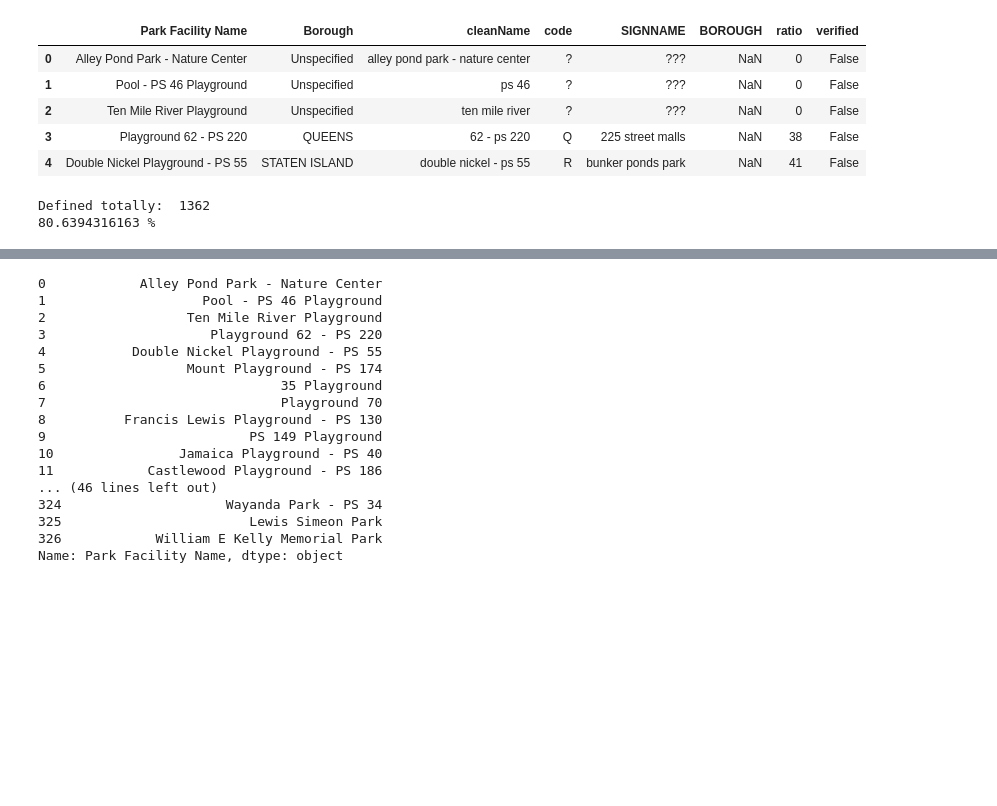
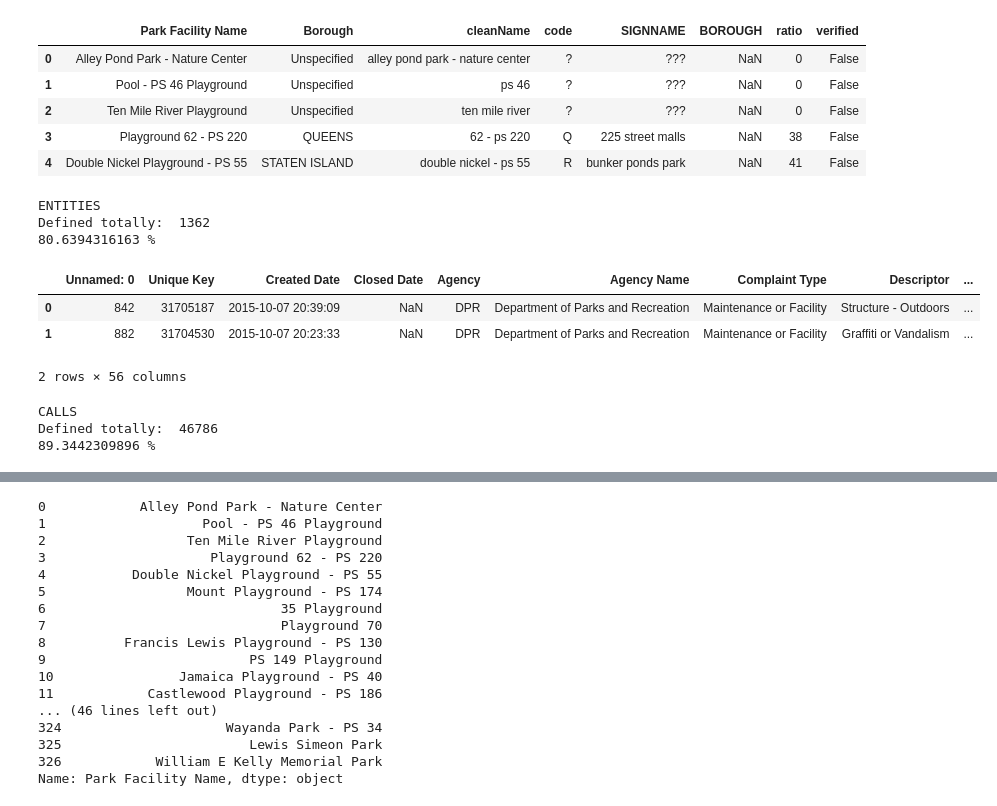
Before and after one commit to gdobler/parqa, a Jupyter notebook: 311/ONTOLOGY/Ontology_matching_parkNames.ipynb, the cells around one changed output, grey strips where cells are left out. Saved outputs shown, nothing was run; the diff lists cells and outputs as text; code cells hidden in the pictures; blank space fills up the shorter version.

```diff
--- a/311/ONTOLOGY/Ontology_matching_parkNames.ipynb
+++ b/311/ONTOLOGY/Ontology_matching_parkNames.ipynb
@@ -243,8 +251,11 @@ verified.head()
 | 4 | Double Nickel Playground - PS 55 | STATEN ISLAND | double nickel - ps 55 | R | bunker ponds park | NaN | 41 | False |
 # %%
 defined = verified[verified.verified==True]
+
+print "ENTITIES"
 print 'Defined totally: ',len(defined)
 print 100.0*len(defined)/len(verified), '%'
 # %% [output]
+ENTITIES
 Defined totally:  1362
 80.6394316163 %
@@ -250,0 +264,15 @@ Defined totally:  1362
+# %%
+callParksMatched.head(2)
+# %% [output]
+|  | Unnamed: 0 | Unique Key | Created Date | Closed Date | Agency | Agency Name | Complaint Type | Descriptor | ... |
+| 0 | 842 | 31705187 | 2015-10-07 20:39:09 | NaN | DPR | Department of Parks and Recreation | Maintenance or Facility | Structure - Outdoors | ... |
+| 1 | 882 | 31704530 | 2015-10-07 20:23:33 | NaN | DPR | Department of Parks and Recreation | Maintenance or Facility | Graffiti or Vandalism | ... |
+2 rows × 56 columns
+# %%
+print "CALLS"
+print 'Defined totally: ',len(callParksMatched[pd.notnull(callParksMatched.SIGNNAME)])
+print 100.0*len(callParksMatched[pd.notnull(callParksMatched.SIGNNAME)]) /len(callParksMatched), '%'
+# %% [output]
+CALLS
+Defined totally:  46786
+89.3442309896 %
```
Also changed, not shown: parts of 13 cells of this notebook.
